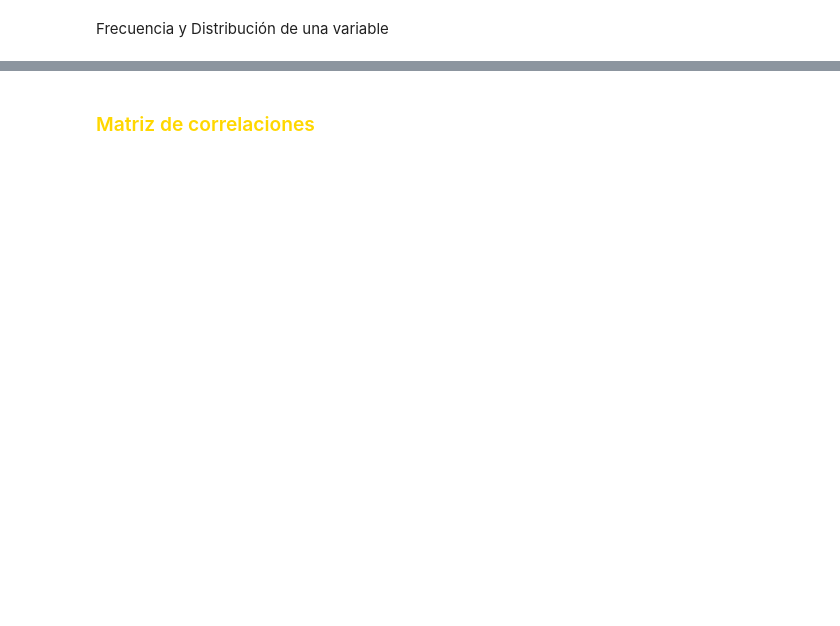
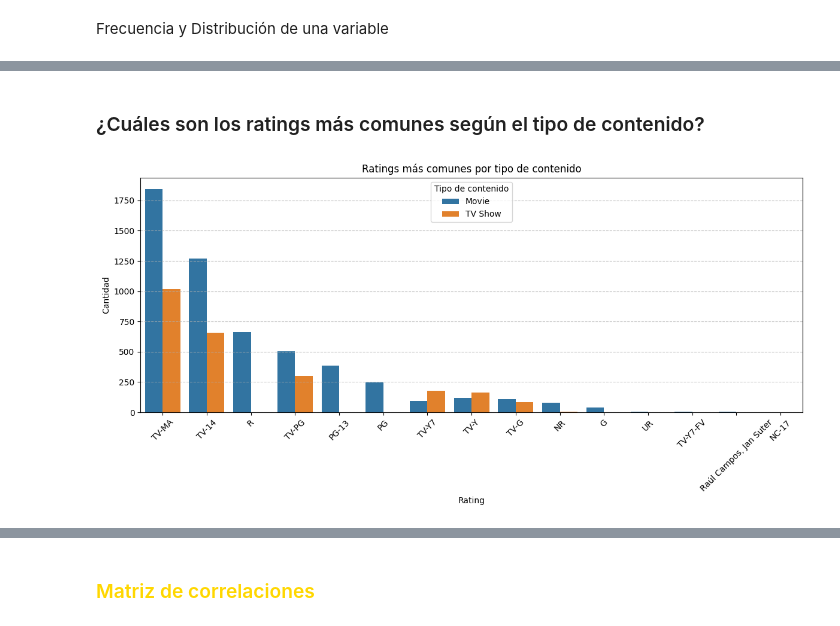
Before and after one commit to NachoHub8/Netflix, a Jupyter notebook: Netflix_Nacho.ipynb, the cells around one changed output, grey strips where cells are left out. Saved outputs shown, nothing was run; the diff lists cells and outputs as text; code cells hidden in the pictures; blank space fills up the shorter version.

```diff
--- a/Netflix_Nacho.ipynb
+++ b/Netflix_Nacho.ipynb
@@ -176,0 +447,23 @@ dist_s
+# %% [markdown]
+### ¿Cuáles son los ratings más comunes según el tipo de contenido?
+# %%
+# Agrupar por tipo y rating, y contar
+rating_counts = df.groupby(['type', 'rating']).size().reset_index(name='count')
+
+# Ordenar para que el gráfico sea más claro
+rating_counts = rating_counts.sort_values(by='count', ascending=False)
+
+# Gráfico de barras
+plt.figure(figsize=(12, 6))
+sns.barplot(data=rating_counts, x='rating', y='count', hue='type')
+
+plt.title('Ratings más comunes por tipo de contenido')
+plt.xlabel('Rating')
+plt.ylabel('Cantidad')
+plt.xticks(rotation=45)
+plt.tight_layout()
+plt.grid(axis='y', linestyle='--', alpha=0.7)
+plt.legend(title='Tipo de contenido')
+plt.show()
+# %% [output]
+[figure, added]
```
Also changed, not shown: parts of 78 cells of this notebook.
